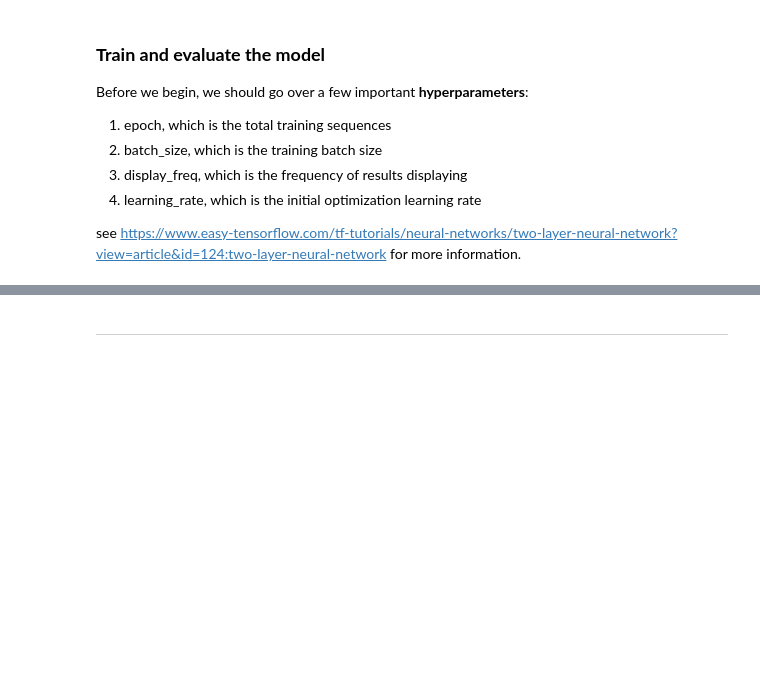
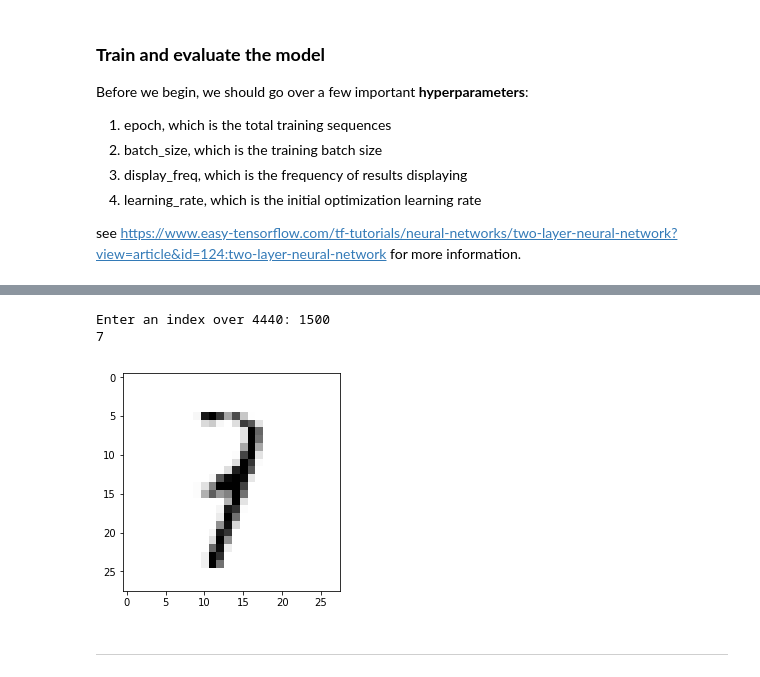
Before and after one commit to stmarple/MachineLearningWithTensorFlow, a Jupyter notebook: FFNN_MNST.ipynb, the cells around one changed output, grey strips where cells are left out. Drawn from its saved outputs; the diff is of its cells as text; code cells hidden in the pictures; blank space fills up the shorter version.

```diff
--- a/FFNN_MNST.ipynb
+++ b/FFNN_MNST.ipynb
@@ -62,3 +70,12 @@ Epoch 5/5
+# %%
+img = int(input('Enter an index over 4440: '))
+plt.imshow(x_test[img].reshape(28,28),cmap='Greys')
+pred = modelA.predict(x_test[img].reshape(1, 28, 28))
+print(pred.argmax())
+# %% [output]
+Enter an index over 4440: 1500
+7
+[figure, added]
 # %% [markdown]
 
 
```
Also changed, not shown: parts of 6 cells of this notebook.
